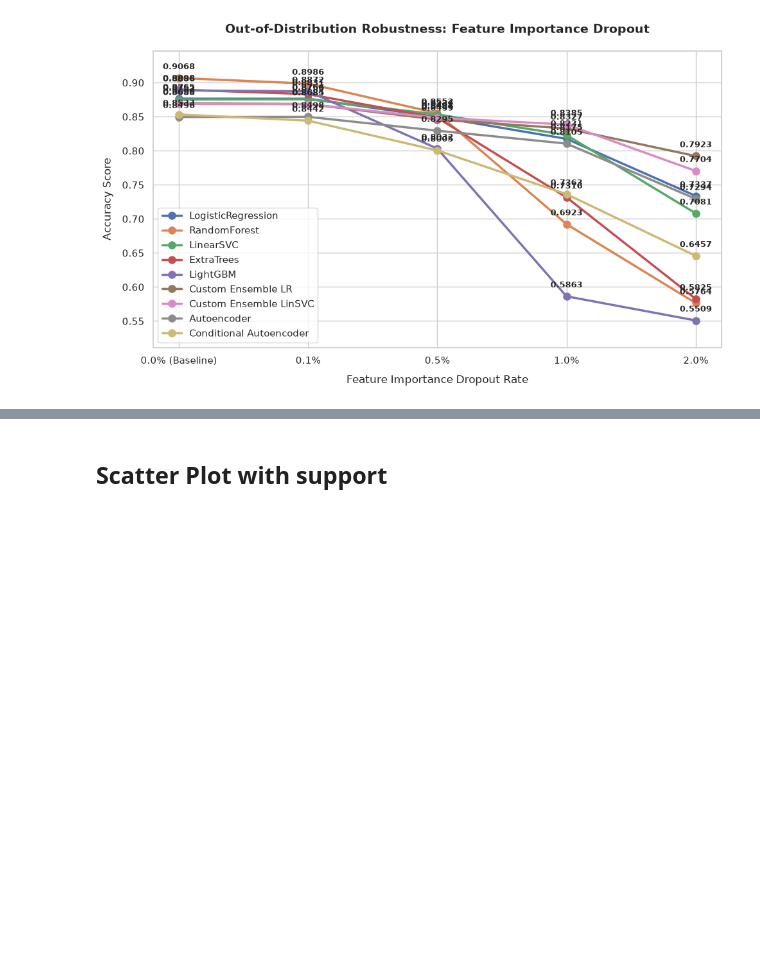
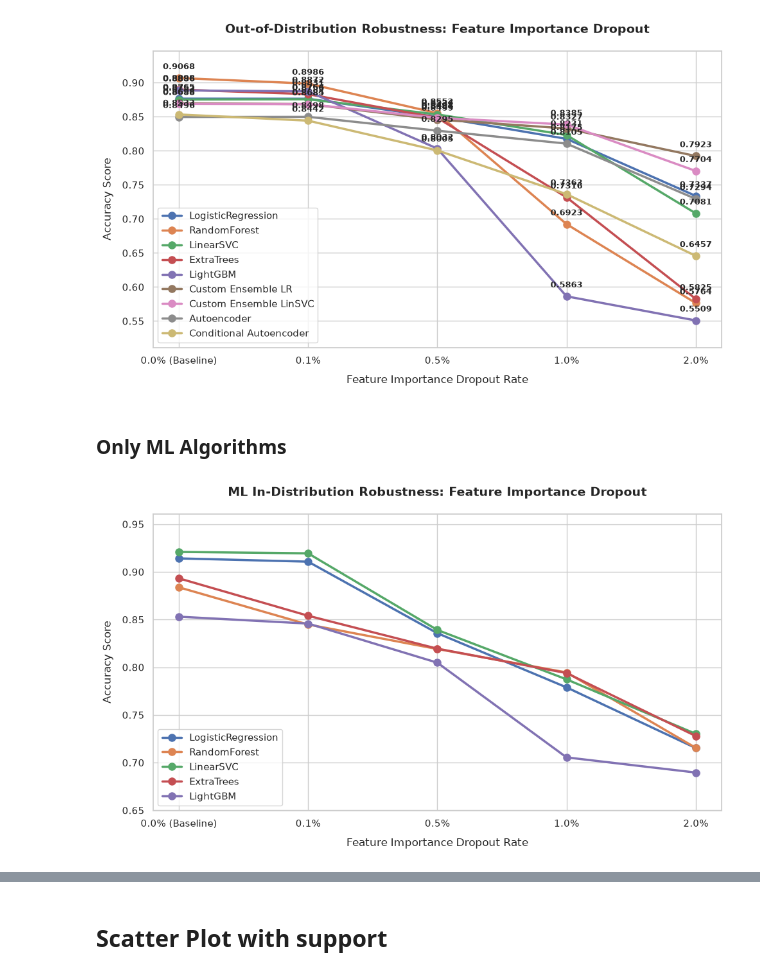
Before and after one commit to Boolean-true/CLACELL, a Jupyter notebook: evaluation/plot_robustness_results.ipynb, the cells around one changed output, grey strips where cells are left out. Cells and saved outputs as stored; diff of their text form; code cells hidden in the pictures; blank space fills up the shorter version.

```diff
--- a/evaluation/plot_robustness_results.ipynb
+++ b/evaluation/plot_robustness_results.ipynb
@@ -106,3 +106,54 @@ plt.savefig('out_of_distribution_robustness_comparison.png')
 plt.show()
 # %% [output]
 [figure]
+# %% [markdown]
+### Only ML Algorithms
+# %%
+import matplotlib.pyplot as plt
+import seaborn as sns
+
+sns.set_theme(style="whitegrid")
+
+dropout_rates = ['0.0% (Baseline)', '0.1%', '0.5%', '1.0%', '2.0%']
+
+data = {
+    'LogisticRegression': [0.9141, 0.9107, 0.8357, 0.7789, 0.7153],
+    'RandomForest': [0.8838, 0.8448, 0.8191, 0.7946, 0.7155],
+    'LinearSVC': [0.9209, 0.9194, 0.8391, 0.7873, 0.7302],
+    'ExtraTrees': [0.8932, 0.854, 0.8195, 0.7939, 0.7279],
+    'LightGBM': [0.853, 0.8458, 0.8048, 0.7055, 0.6896],
+}
+
+plt.figure(figsize=(10, 6), dpi=100)
+
+for model_name, accuracies in data.items():
+    line = plt.plot(dropout_rates, accuracies, marker='o', linewidth=2.5, markersize=8, label=model_name)
+"""
+    for i, acc in enumerate(accuracies):
+        plt.annotate(
+            f"{acc:.4f}",
+            (dropout_rates[i], acc),
+            textcoords="offset points",
+            xytext=(0, 10),
+            ha='center',
+            fontsize=9,
+            fontweight='semibold'
+        )
+"""
+
+plt.xlabel('Feature Importance Dropout Rate', fontsize=12, labelpad=10)
+plt.ylabel('Accuracy Score', fontsize=12, labelpad=10)
+plt.title('ML In-Distribution Robustness: Feature Importance Dropout', fontsize=14, fontweight='bold', pad=20)
+
+all_values = [val for accs in data.values() for val in accs]
+plt.ylim(min(all_values) - 0.04, max(all_values) + 0.04)
+
+plt.legend(loc='lower left', fontsize=11, frameon=True)
+
+plt.tight_layout()
+
+plt.savefig('in_distribution_ml_robustness_comparison.png')
+
+plt.show()
+# %% [output]
+[figure, added]
```
Also changed, not shown: parts of 15 cells of this notebook, 29 other files.
